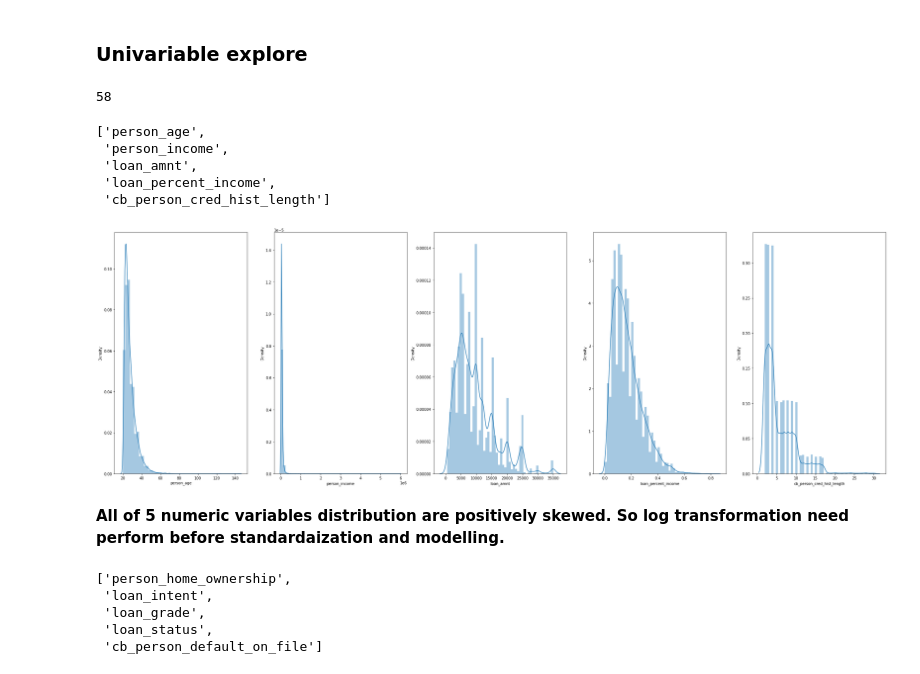
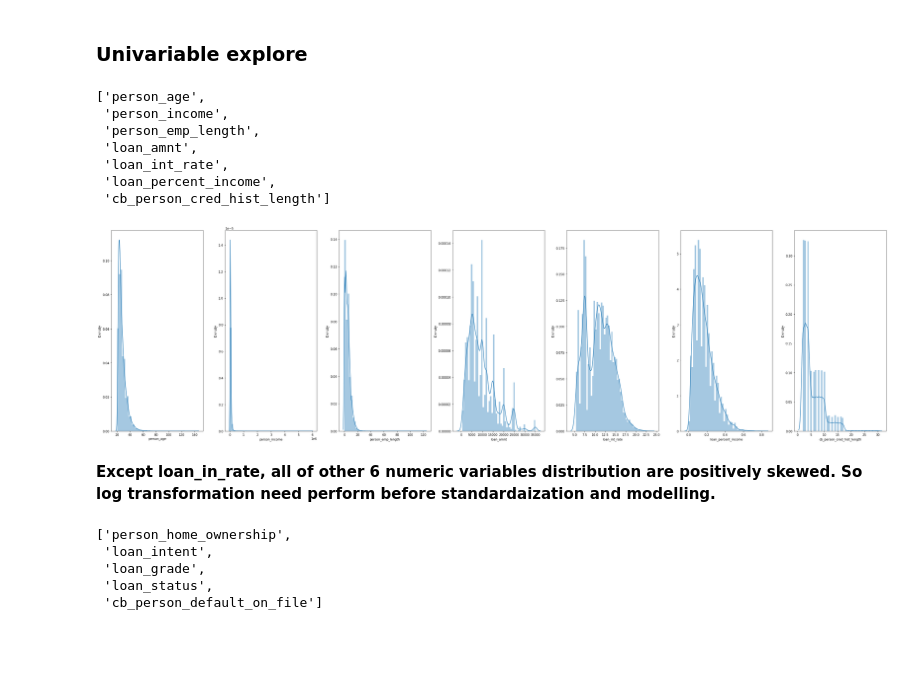
Before and after one commit to HangTran104/RISK-MANAGEMENT-BASIC-PROCESS, a Jupyter notebook: Exploratory Data Analysis.ipynb, the cells around one changed output. Saved outputs shown, nothing was run; the diff lists cells and outputs as text; code cells hidden in the pictures; blank space fills up the shorter version.

```diff
--- a/Exploratory Data Analysis.ipynb
+++ b/Exploratory Data Analysis.ipynb
@@ -106,27 +91,25 @@ memory usage: 2.5+ MB
 ## Data Visualization
 # %% [markdown]
 ### Univariable explore
-# %%
-len(data_f['person_age'].unique())
-# %% [output]
-58
 # %%
-numbers = [i for i in data_f.columns if ((data_f[i].dtype!='object') and len(data_f[i].unique())>2)]
+numbers = [i for i in data.columns if ((data[i].dtype!='object') and len(data[i].unique())>2)]
 numbers
 # %% [output]
 ['person_age',
  'person_income',
+ 'person_emp_length',
  'loan_amnt',
+ 'loan_int_rate',
  'loan_percent_income',
  'cb_person_cred_hist_length']
 # %%
-fig, axes = plt.subplots(1,len(numbers), figsize=(30,10))
+fig, axes = plt.subplots(1,len(numbers), figsize=(36,10))
 for i in range(0,len(numbers)):
-    sns.distplot(data_f[numbers[i]], ax=axes[i])
+    sns.distplot(data[numbers[i]].dropna(), ax=axes[i])
 plt.tight_layout()
 plt.savefig('histogram.jpg', dpi=300)
 # %% [output]
-[figure, old version]
+[figure, new version]
 # %% [markdown]
-**All of 5 numeric variables distribution are positively skewed. So log transformation need perform before standardaization and modelling.**
+**Except loan_in_rate, all of other 6 numeric variables distribution are positively skewed. So log transformation need perform before standardaization and modelling.**
 # %%
```
Also changed, not shown: parts of 21 cells of this notebook.
